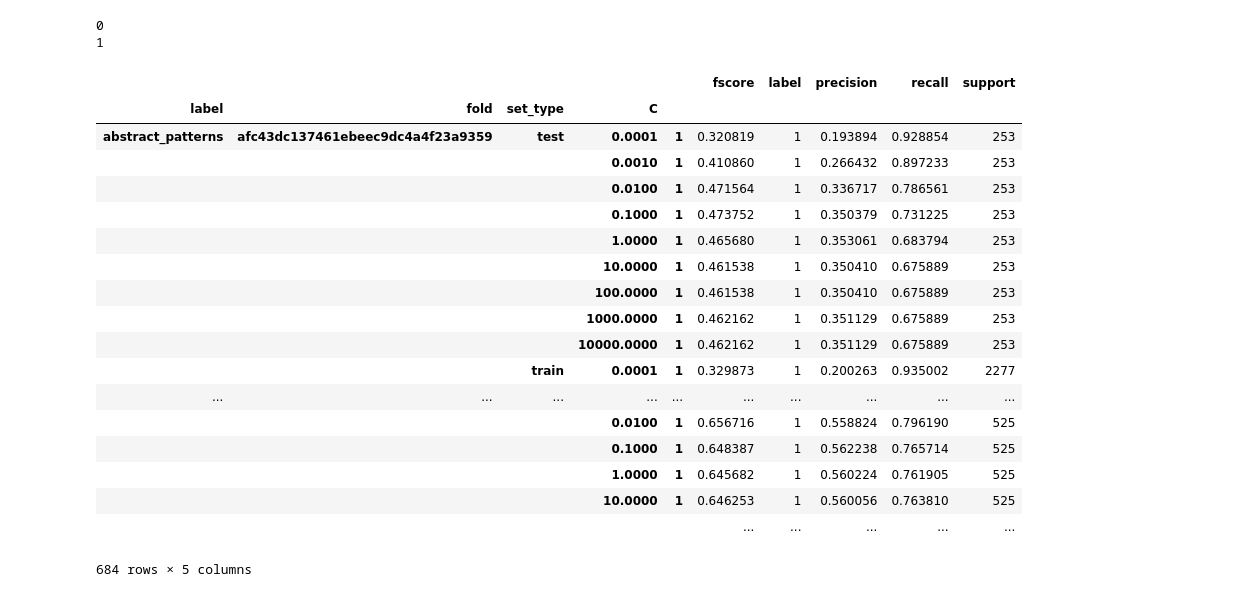
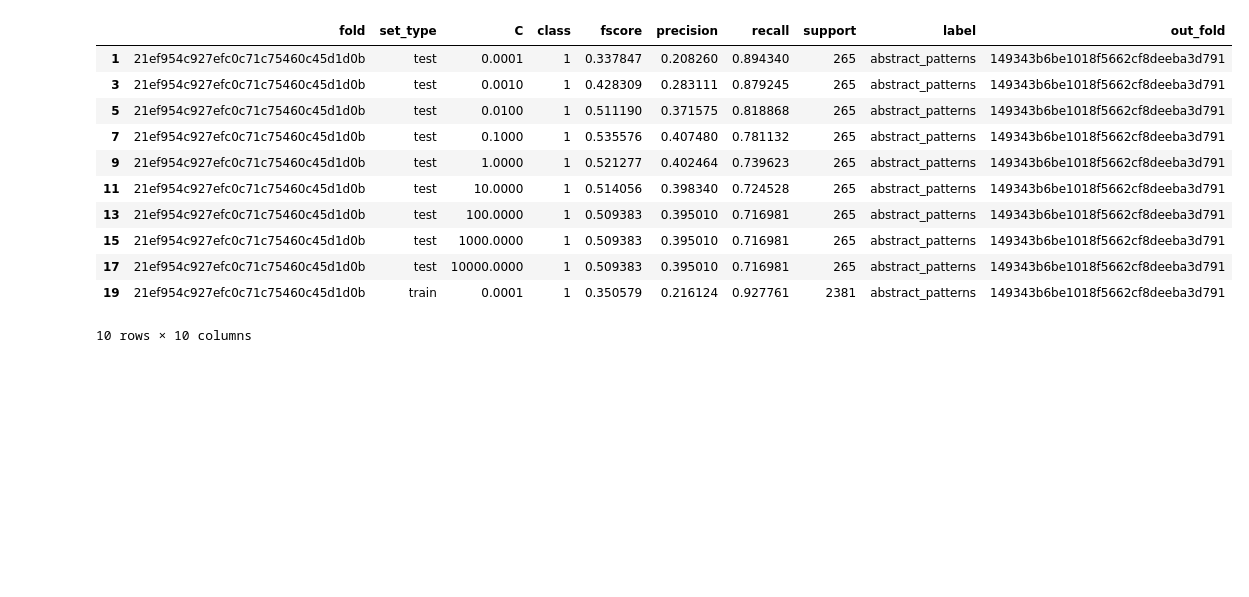
Before and after one commit to schwarty/notebooks, a Jupyter notebook: model_evaluation.ipynb, the cells around one changed output. Saved outputs shown, nothing was run; the diff lists cells and outputs as text; code cells hidden in the pictures; blank space fills up the shorter version.

```diff
--- a/model_evaluation.ipynb
+++ b/model_evaluation.ipynb
@@ -124,29 +27,0 @@ rf.groupby(['label', 'fold', 'set_type']).apply(classification_scores_frame)
-# %%
-top_frame = rf.groupby(['label', 'fold', 'set_type', 'C']).apply(classification_scores_frame)
-for frame_id, score_frame in top_frame.groupby(['label']):
-    print frame_id
-# %% [output]
-0
-1
-# %%
-score_frame
-# %% [output]
-|  |  |  |  |  | fscore | label | precision | recall | support |
-| label | fold | set_type | C |  |  |  |  |  |  |
-| abstract_patterns | afc43dc137461ebeec9dc4a4f23a9359 | test | 0.0001 | 1 | 0.320819 | 1 | 0.193894 | 0.928854 | 253 |
-|  |  |  | 0.0010 | 1 | 0.410860 | 1 | 0.266432 | 0.897233 | 253 |
-|  |  |  | 0.0100 | 1 | 0.471564 | 1 | 0.336717 | 0.786561 | 253 |
-|  |  |  | 0.1000 | 1 | 0.473752 | 1 | 0.350379 | 0.731225 | 253 |
-|  |  |  | 1.0000 | 1 | 0.465680 | 1 | 0.353061 | 0.683794 | 253 |
-|  |  |  | 10.0000 | 1 | 0.461538 | 1 | 0.350410 | 0.675889 | 253 |
-|  |  |  | 100.0000 | 1 | 0.461538 | 1 | 0.350410 | 0.675889 | 253 |
-|  |  |  | 1000.0000 | 1 | 0.462162 | 1 | 0.351129 | 0.675889 | 253 |
-|  |  |  | 10000.0000 | 1 | 0.462162 | 1 | 0.351129 | 0.675889 | 253 |
-|  |  | train | 0.0001 | 1 | 0.329873 | 1 | 0.200263 | 0.935002 | 2277 |
-| ... | ... | ... | ... | ... | ... | ... | ... | ... | ... |
-|  |  |  | 0.0100 | 1 | 0.656716 | 1 | 0.558824 | 0.796190 | 525 |
-|  |  |  | 0.1000 | 1 | 0.648387 | 1 | 0.562238 | 0.765714 | 525 |
-|  |  |  | 1.0000 | 1 | 0.645682 | 1 | 0.560224 | 0.761905 | 525 |
-|  |  |  | 10.0000 | 1 | 0.646253 | 1 | 0.560056 | 0.763810 | 525 |
-|  |  |  |  |  | ... | ... | ... | ... | ... |
-684 rows × 5 columns
@@ -153 +30,16 @@ score_frame
+# %%
+pos_label_frame.head(10)
+# %% [output]
+|  | fold | set_type | C | class | fscore | precision | recall | support | label | out_fold |
+| 1 | 21ef954c927efc0c71c75460c45d1d0b | test | 0.0001 | 1 | 0.337847 | 0.208260 | 0.894340 | 265 | abstract_patterns | 149343b6be1018f5662cf8deeba3d791 |
+| 3 | 21ef954c927efc0c71c75460c45d1d0b | test | 0.0010 | 1 | 0.428309 | 0.283111 | 0.879245 | 265 | abstract_patterns | 149343b6be1018f5662cf8deeba3d791 |
+| 5 | 21ef954c927efc0c71c75460c45d1d0b | test | 0.0100 | 1 | 0.511190 | 0.371575 | 0.818868 | 265 | abstract_patterns | 149343b6be1018f5662cf8deeba3d791 |
+| 7 | 21ef954c927efc0c71c75460c45d1d0b | test | 0.1000 | 1 | 0.535576 | 0.407480 | 0.781132 | 265 | abstract_patterns | 149343b6be1018f5662cf8deeba3d791 |
+| 9 | 21ef954c927efc0c71c75460c45d1d0b | test | 1.0000 | 1 | 0.521277 | 0.402464 | 0.739623 | 265 | abstract_patterns | 149343b6be1018f5662cf8deeba3d791 |
+| 11 | 21ef954c927efc0c71c75460c45d1d0b | test | 10.0000 | 1 | 0.514056 | 0.398340 | 0.724528 | 265 | abstract_patterns | 149343b6be1018f5662cf8deeba3d791 |
+| 13 | 21ef954c927efc0c71c75460c45d1d0b | test | 100.0000 | 1 | 0.509383 | 0.395010 | 0.716981 | 265 | abstract_patterns | 149343b6be1018f5662cf8deeba3d791 |
+| 15 | 21ef954c927efc0c71c75460c45d1d0b | test | 1000.0000 | 1 | 0.509383 | 0.395010 | 0.716981 | 265 | abstract_patterns | 149343b6be1018f5662cf8deeba3d791 |
+| 17 | 21ef954c927efc0c71c75460c45d1d0b | test | 10000.0000 | 1 | 0.509383 | 0.395010 | 0.716981 | 265 | abstract_patterns | 149343b6be1018f5662cf8deeba3d791 |
+| 19 | 21ef954c927efc0c71c75460c45d1d0b | train | 0.0001 | 1 | 0.350579 | 0.216124 | 0.927761 | 2381 | abstract_patterns | 149343b6be1018f5662cf8deeba3d791 |
+10 rows × 10 columns
 # %%
```
Also changed, not shown: parts of 19 cells of this notebook.
